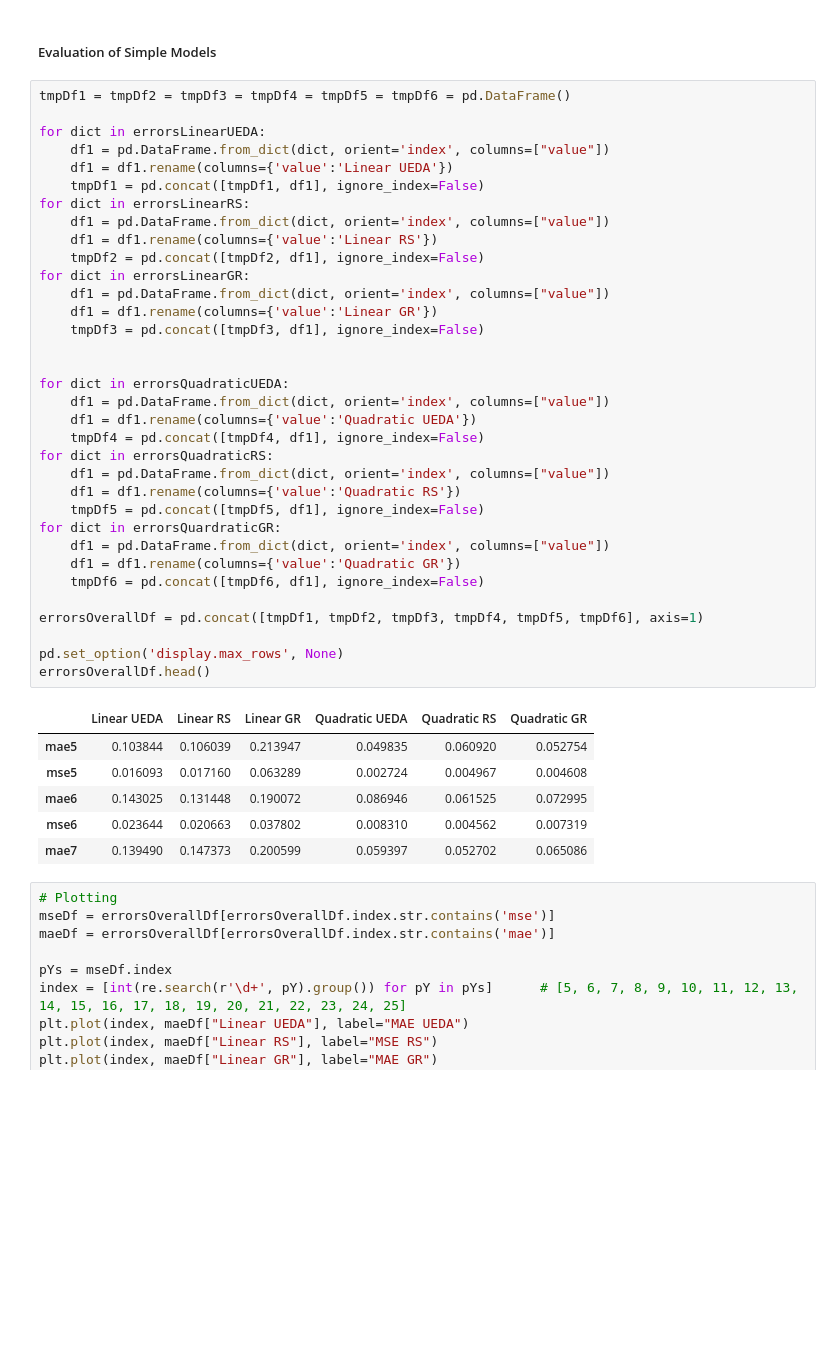
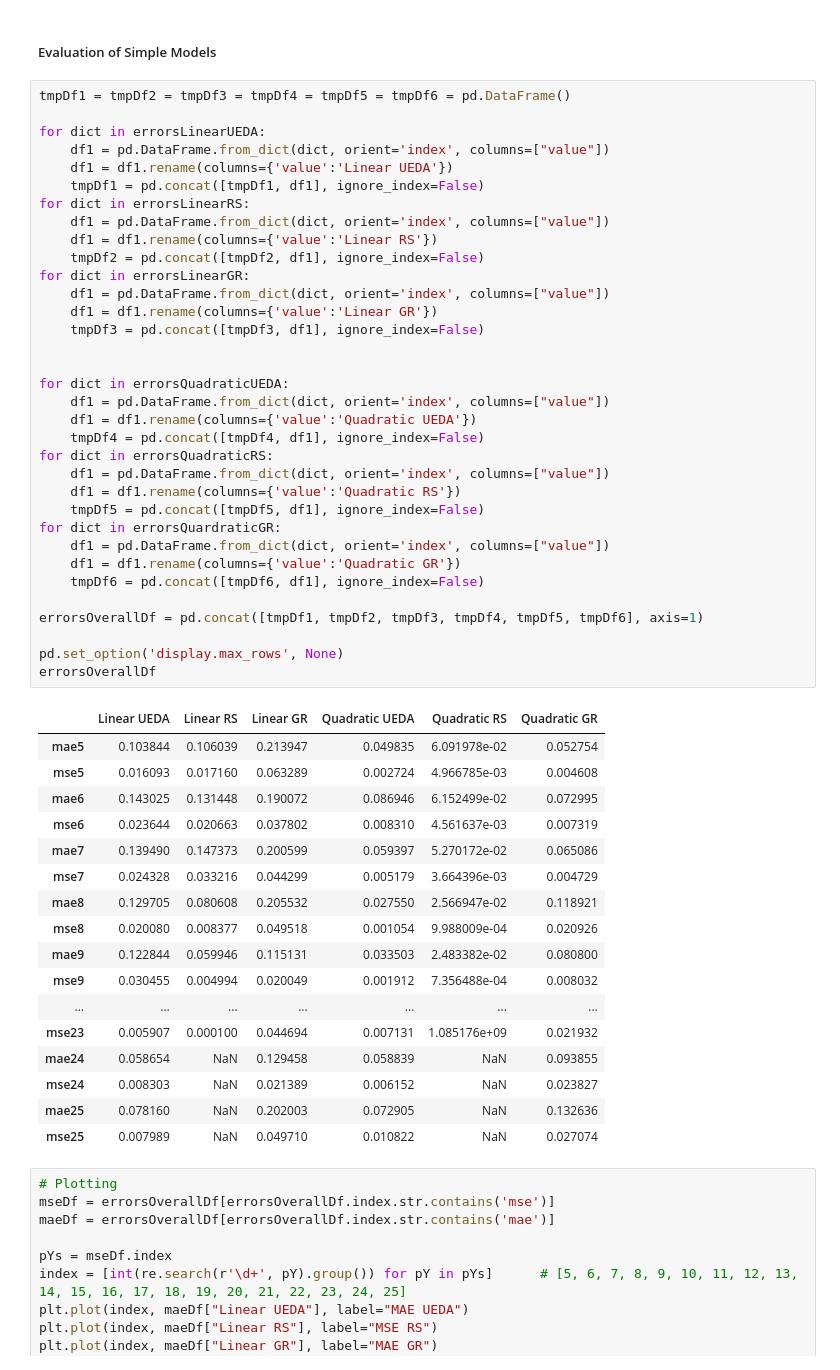
Before and after one commit to denizterzioglu/sabbo, a Jupyter notebook: ANotebook.ipynb, the cells around one changed output. Saved outputs shown, nothing was run; the diff lists cells and outputs as text; blank space fills up the shorter version.

```diff
--- a/ANotebook.ipynb
+++ b/ANotebook.ipynb
@@ -700,39 +751,50 @@ for dict in errorsLinearUEDA:
     df1 = df1.rename(columns={'value':'Linear UEDA'})
     tmpDf1 = pd.concat([tmpDf1, df1], ignore_index=False)
 for dict in errorsLinearRS:
     df1 = pd.DataFrame.from_dict(dict, orient='index', columns=["value"])
     df1 = df1.rename(columns={'value':'Linear RS'})
     tmpDf2 = pd.concat([tmpDf2, df1], ignore_index=False)
 for dict in errorsLinearGR:
     df1 = pd.DataFrame.from_dict(dict, orient='index', columns=["value"])
     df1 = df1.rename(columns={'value':'Linear GR'})
     tmpDf3 = pd.concat([tmpDf3, df1], ignore_index=False)
 
 
 for dict in errorsQuadraticUEDA:
     df1 = pd.DataFrame.from_dict(dict, orient='index', columns=["value"])
     df1 = df1.rename(columns={'value':'Quadratic UEDA'})
     tmpDf4 = pd.concat([tmpDf4, df1], ignore_index=False)
 for dict in errorsQuadraticRS:
     df1 = pd.DataFrame.from_dict(dict, orient='index', columns=["value"])
     df1 = df1.rename(columns={'value':'Quadratic RS'})
     tmpDf5 = pd.concat([tmpDf5, df1], ignore_index=False)
 for dict in errorsQuardraticGR:
     df1 = pd.DataFrame.from_dict(dict, orient='index', columns=["value"])
     df1 = df1.rename(columns={'value':'Quadratic GR'})
     tmpDf6 = pd.concat([tmpDf6, df1], ignore_index=False)
 
 errorsOverallDf = pd.concat([tmpDf1, tmpDf2, tmpDf3, tmpDf4, tmpDf5, tmpDf6], axis=1)
 
 pd.set_option('display.max_rows', None)
-errorsOverallDf.head()
+errorsOverallDf
 # %% [output]
 |  | Linear UEDA | Linear RS | Linear GR | Quadratic UEDA | Quadratic RS | Quadratic GR |
-| mae5 | 0.103844 | 0.106039 | 0.213947 | 0.049835 | 0.060920 | 0.052754 |
-| mse5 | 0.016093 | 0.017160 | 0.063289 | 0.002724 | 0.004967 | 0.004608 |
-| mae6 | 0.143025 | 0.131448 | 0.190072 | 0.086946 | 0.061525 | 0.072995 |
-| mse6 | 0.023644 | 0.020663 | 0.037802 | 0.008310 | 0.004562 | 0.007319 |
-| mae7 | 0.139490 | 0.147373 | 0.200599 | 0.059397 | 0.052702 | 0.065086 |
+| mae5 | 0.103844 | 0.106039 | 0.213947 | 0.049835 | 6.091978e-02 | 0.052754 |
+| mse5 | 0.016093 | 0.017160 | 0.063289 | 0.002724 | 4.966785e-03 | 0.004608 |
+| mae6 | 0.143025 | 0.131448 | 0.190072 | 0.086946 | 6.152499e-02 | 0.072995 |
+| mse6 | 0.023644 | 0.020663 | 0.037802 | 0.008310 | 4.561637e-03 | 0.007319 |
+| mae7 | 0.139490 | 0.147373 | 0.200599 | 0.059397 | 5.270172e-02 | 0.065086 |
+| mse7 | 0.024328 | 0.033216 | 0.044299 | 0.005179 | 3.664396e-03 | 0.004729 |
+| mae8 | 0.129705 | 0.080608 | 0.205532 | 0.027550 | 2.566947e-02 | 0.118921 |
+| mse8 | 0.020080 | 0.008377 | 0.049518 | 0.001054 | 9.988009e-04 | 0.020926 |
+| mae9 | 0.122844 | 0.059946 | 0.115131 | 0.033503 | 2.483382e-02 | 0.080800 |
+| mse9 | 0.030455 | 0.004994 | 0.020049 | 0.001912 | 7.356488e-04 | 0.008032 |
+| ... | ... | ... | ... | ... | ... | ... |
+| mse23 | 0.005907 | 0.000100 | 0.044694 | 0.007131 | 1.085176e+09 | 0.021932 |
+| mae24 | 0.058654 | NaN | 0.129458 | 0.058839 | NaN | 0.093855 |
+| mse24 | 0.008303 | NaN | 0.021389 | 0.006152 | NaN | 0.023827 |
+| mae25 | 0.078160 | NaN | 0.202003 | 0.072905 | NaN | 0.132636 |
+| mse25 | 0.007989 | NaN | 0.049710 | 0.010822 | NaN | 0.027074 |
 # %%
 # Plotting
 mseDf = errorsOverallDf[errorsOverallDf.index.str.contains('mse')]
```
Also changed, not shown: parts of 18 cells of this notebook.
